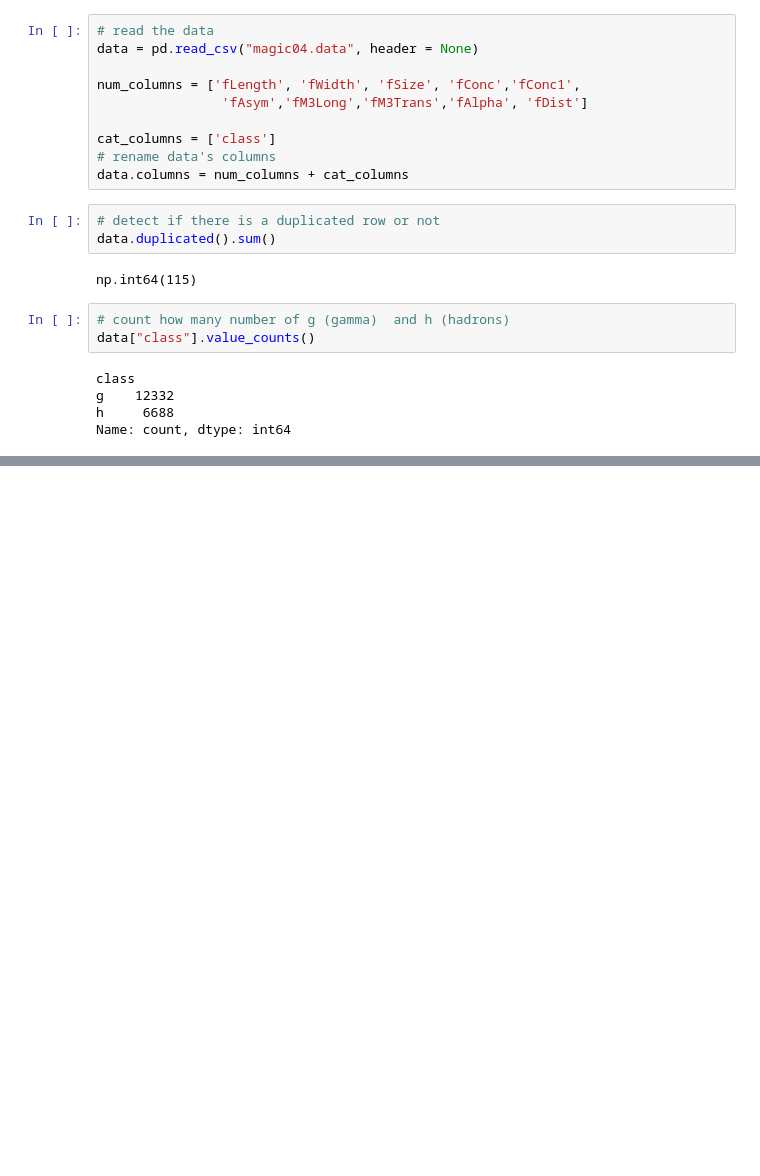
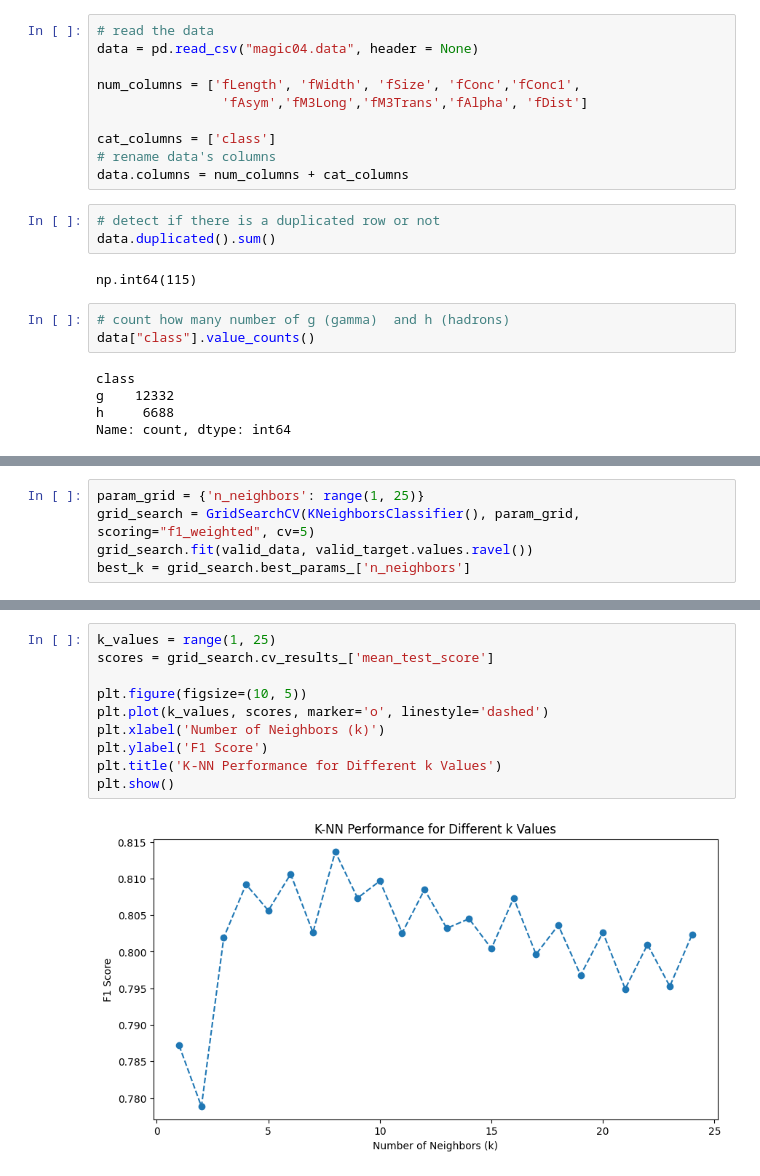
Before and after one commit to MohamedElsyed2005/Magic_gamma_telescope, a Jupyter notebook: magic.ipynb, the cells around one changed output, grey strips where cells are left out. Saved outputs shown, nothing was run; the diff lists cells and outputs as text; blank space fills up the shorter version.

```diff
--- a/magic.ipynb
+++ b/magic.ipynb
@@ -38,0 +93,5 @@ data_num_scaled = pd.DataFrame(std_scaler.fit_transform(data_num),
+# %%
+param_grid = {'n_neighbors': range(1, 25)}
+grid_search = GridSearchCV(KNeighborsClassifier(), param_grid, scoring="f1_weighted", cv=5)
+grid_search.fit(valid_data, valid_target.values.ravel())
+best_k = grid_search.best_params_['n_neighbors']
@@ -38,0 +118,12 @@ data_num_scaled = pd.DataFrame(std_scaler.fit_transform(data_num),
+# %%
+k_values = range(1, 25)
+scores = grid_search.cv_results_['mean_test_score']
+
+plt.figure(figsize=(10, 5))
+plt.plot(k_values, scores, marker='o', linestyle='dashed')
+plt.xlabel('Number of Neighbors (k)')
+plt.ylabel('F1 Score')
+plt.title('K-NN Performance for Different k Values')
+plt.show()
+# %% [output]
+[figure, added]
```
Also changed, not shown: parts of 13 cells of this notebook, 1 other file.
